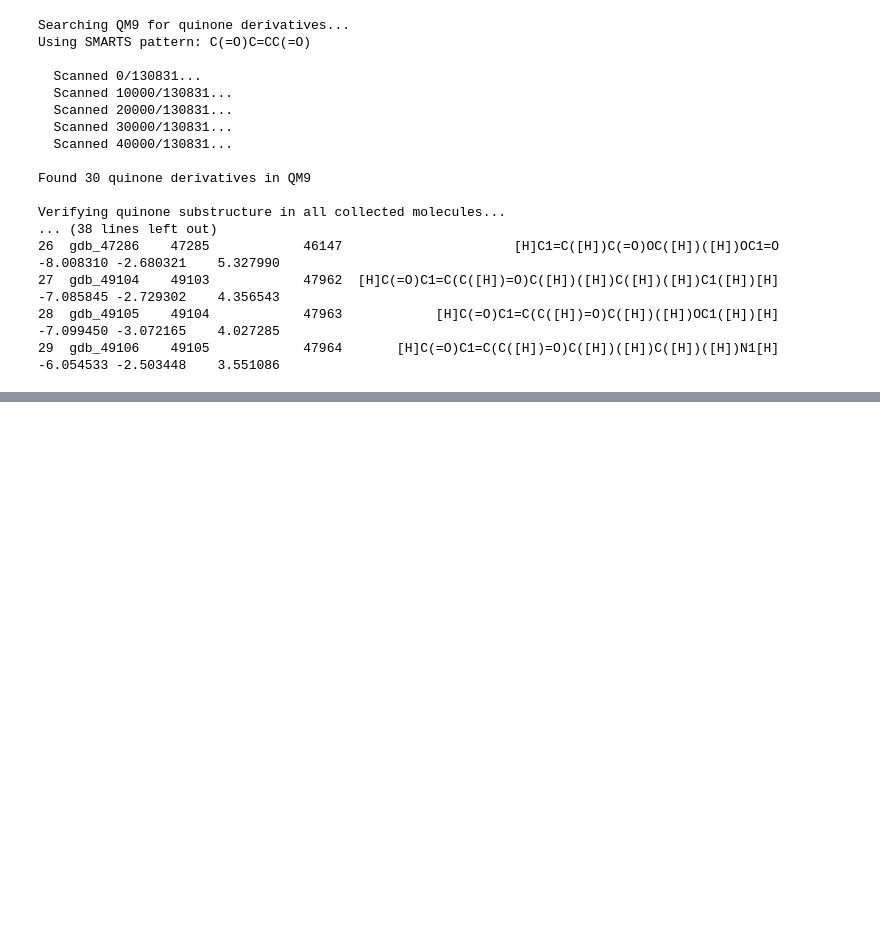
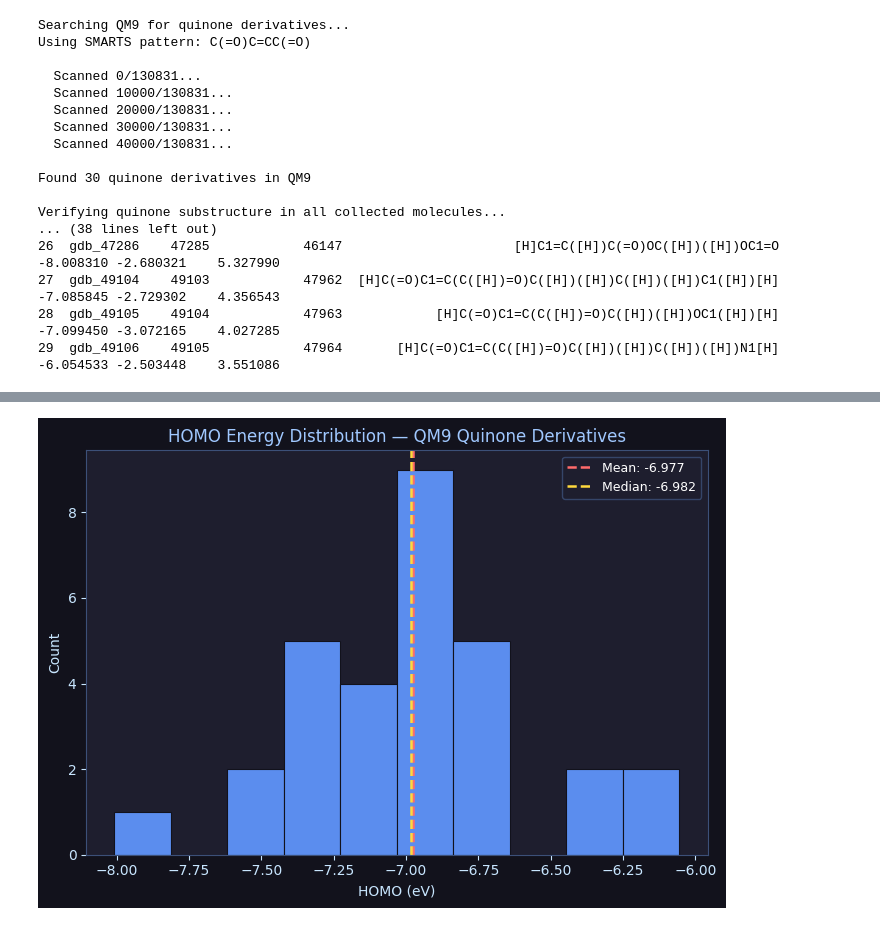
Before and after one commit to AsadKhanJBNU/quinone_transfer_learning, a Jupyter notebook: download_quinone_data.ipynb, the cells around one changed output, grey strips where cells are left out. Cells and saved outputs as stored; diff of their text form; code cells hidden in the pictures; blank space fills up the shorter version.

```diff
--- a/download_quinone_data.ipynb
+++ b/download_quinone_data.ipynb
@@ -132,0 +195,25 @@ Verifying quinone substructure in all collected molecules...
+# %%
+homo = df['homo_eV'].values
+
+fig, ax = plt.subplots(figsize=(7, 5), facecolor='#12121c')
+ax.set_facecolor('#1e1e2e')
+ax.tick_params(colors='#c8e6ff')
+ax.xaxis.label.set_color('#c8e6ff')
+ax.yaxis.label.set_color('#c8e6ff')
+ax.title.set_color('#a0c8ff')
+for spine in ax.spines.values():
+    spine.set_edgecolor('#3c5078')
+
+ax.hist(homo, bins=10, color='#5b8dee', edgecolor='#12121c', linewidth=0.8)
+ax.axvline(homo.mean(), color='#ff6b6b', linestyle='--', linewidth=1.8, label=f'Mean: {homo.mean():.3f}')
+ax.axvline(np.median(homo), color='#ffd93d', linestyle='--', linewidth=1.8, label=f'Median: {np.median(homo):.3f}')
+ax.set_xlabel('HOMO (eV)')
+ax.set_ylabel('Count')
+ax.set_title('HOMO Energy Distribution — QM9 Quinone Derivatives')
+ax.legend(fontsize=9, labelcolor='white', facecolor='#1e1e2e', edgecolor='#3c5078')
+
+plt.tight_layout()
+plt.savefig('data_visualization/homo_distribution.png', dpi=150, bbox_inches='tight', facecolor='#12121c')
+plt.show()
+# %% [output]
+[figure, added]
```
Also changed, not shown: parts of 2 cells of this notebook, 2 other files.
